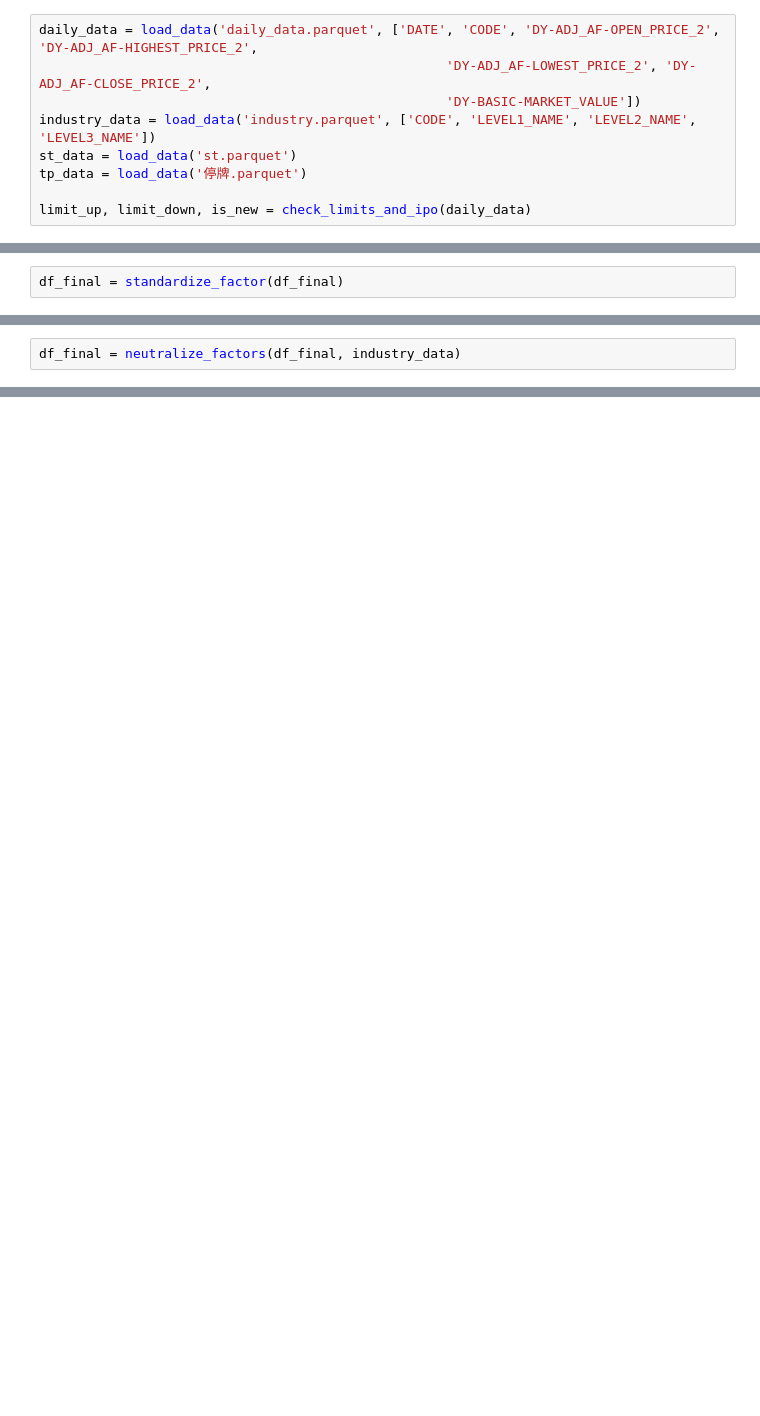
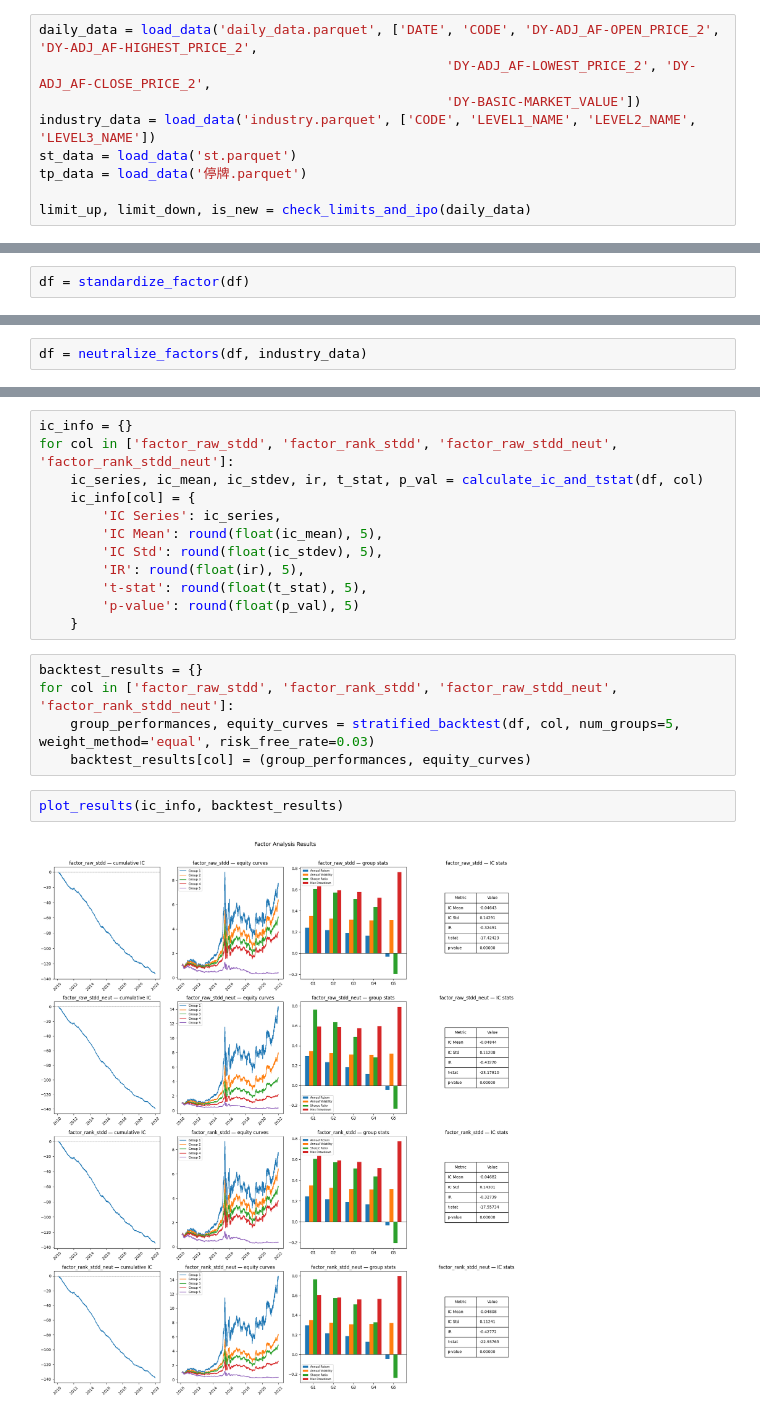
Before and after one commit to Lawrence2005/NuoFengHui-OA, a Jupyter notebook: solution.ipynb, the cells around one changed output, grey strips where cells are left out. Drawn from its saved outputs; the diff is of its cells as text; blank space fills up the shorter version.

```diff
--- a/solution.ipynb
+++ b/solution.ipynb
@@ -174,2 +366,2 @@ df_final = calculate_factor_and_returns(daily_data, limit_up, limit_down, tp_dat
 # %%
-df_final = standardize_factor(df_final)
+df = standardize_factor(df)
@@ -193,2 +368,2 @@ df_final
 # %%
-df_final = neutralize_factors(df_final, industry_data)
+df = neutralize_factors(df, industry_data)
@@ -211,0 +387,21 @@ df_final
+# %%
+ic_info = {}
+for col in ['factor_raw_stdd', 'factor_rank_stdd', 'factor_raw_stdd_neut', 'factor_rank_stdd_neut']:
+    ic_series, ic_mean, ic_stdev, ir, t_stat, p_val = calculate_ic_and_tstat(df, col)
+    ic_info[col] = {
+        'IC Series': ic_series,
+        'IC Mean': round(float(ic_mean), 5),
+        'IC Std': round(float(ic_stdev), 5),
+        'IR': round(float(ir), 5),
+        't-stat': round(float(t_stat), 5),
+        'p-value': round(float(p_val), 5)
+    }
+# %%
+backtest_results = {}
+for col in ['factor_raw_stdd', 'factor_rank_stdd', 'factor_raw_stdd_neut', 'factor_rank_stdd_neut']:
+    group_performances, equity_curves = stratified_backtest(df, col, num_groups=5, weight_method='equal', risk_free_rate=0.03)
+    backtest_results[col] = (group_performances, equity_curves)
+# %%
+plot_results(ic_info, backtest_results)
+# %% [output]
+[figure, added]
```
Also changed, not shown: parts of 16 cells of this notebook.
